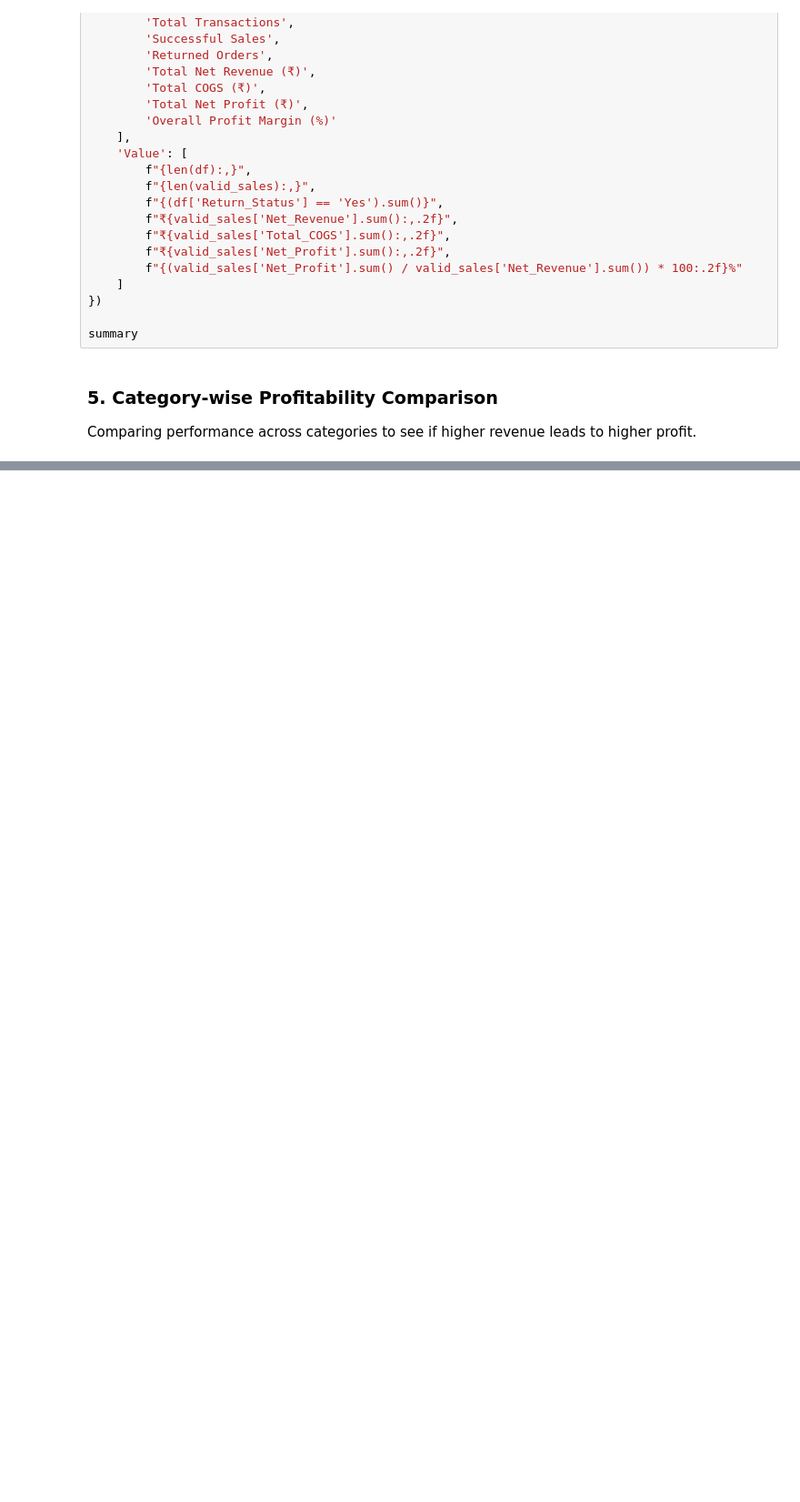
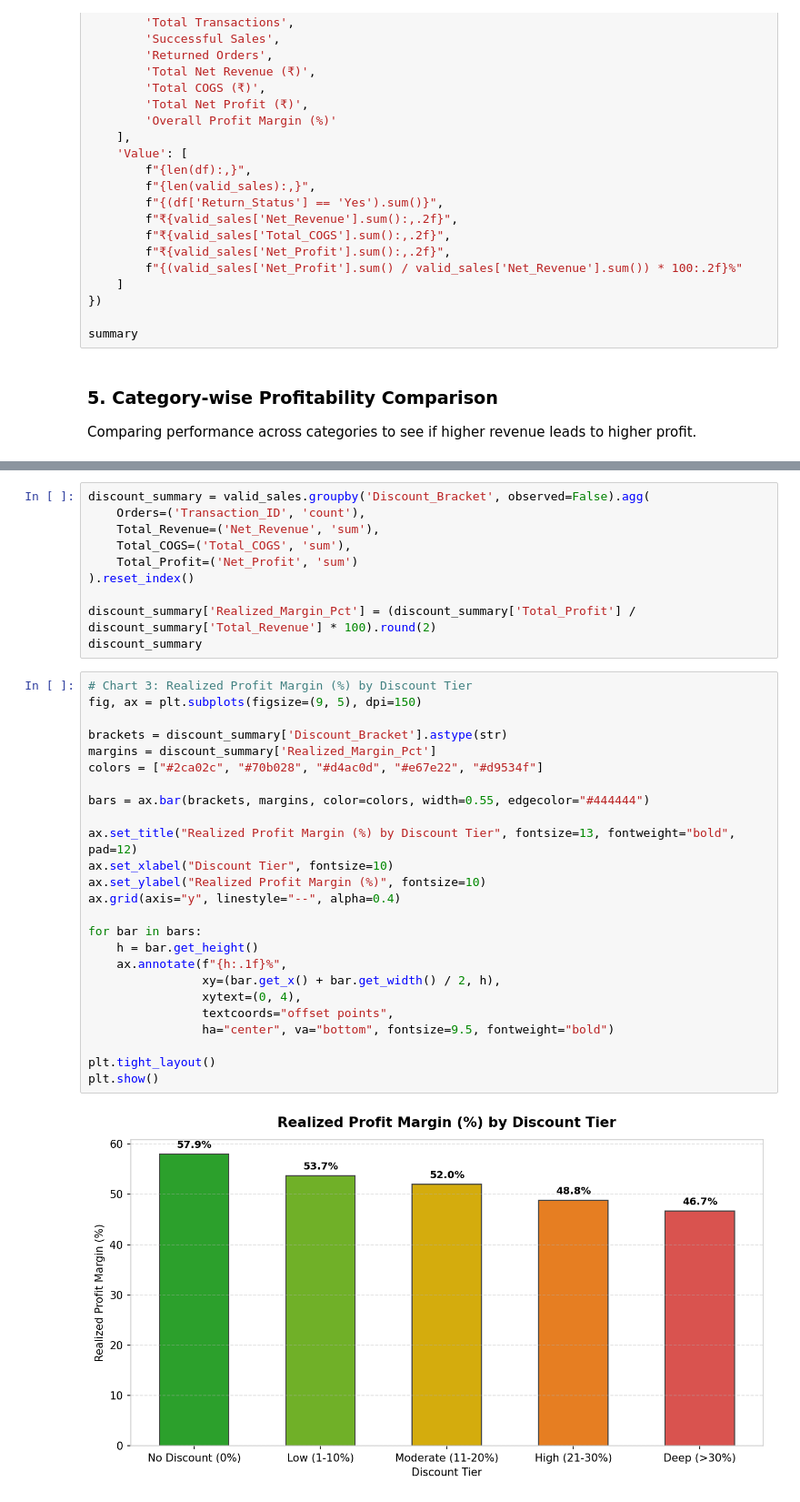
Before and after one commit to abhinavsrivastava98890/Small-Business-Profitability-Analysis, a Jupyter notebook: notebooks/profitability_analysis.ipynb, the cells around one changed output, grey strips where cells are left out. Shown at 91% size. Cells and saved outputs as stored; diff of their text form; blank space fills up the shorter version.

```diff
--- a/notebooks/profitability_analysis.ipynb
+++ b/notebooks/profitability_analysis.ipynb
@@ -125,0 +198,37 @@ Comparing performance across categories to see if higher revenue leads to higher
+# %%
+discount_summary = valid_sales.groupby('Discount_Bracket', observed=False).agg(
+    Orders=('Transaction_ID', 'count'),
+    Total_Revenue=('Net_Revenue', 'sum'),
+    Total_COGS=('Total_COGS', 'sum'),
+    Total_Profit=('Net_Profit', 'sum')
+).reset_index()
+
+discount_summary['Realized_Margin_Pct'] = (discount_summary['Total_Profit'] / discount_summary['Total_Revenue'] * 100).round(2)
+discount_summary
+# %%
+# Chart 3: Realized Profit Margin (%) by Discount Tier
+fig, ax = plt.subplots(figsize=(9, 5), dpi=150)
+
+brackets = discount_summary['Discount_Bracket'].astype(str)
+margins = discount_summary['Realized_Margin_Pct']
+colors = ["#2ca02c", "#70b028", "#d4ac0d", "#e67e22", "#d9534f"]
+
+bars = ax.bar(brackets, margins, color=colors, width=0.55, edgecolor="#444444")
+
+ax.set_title("Realized Profit Margin (%) by Discount Tier", fontsize=13, fontweight="bold", pad=12)
+ax.set_xlabel("Discount Tier", fontsize=10)
+ax.set_ylabel("Realized Profit Margin (%)", fontsize=10)
+ax.grid(axis="y", linestyle="--", alpha=0.4)
+
+for bar in bars:
+    h = bar.get_height()
+    ax.annotate(f"{h:.1f}%",
+                xy=(bar.get_x() + bar.get_width() / 2, h),
+                xytext=(0, 4),
+                textcoords="offset points",
+                ha="center", va="bottom", fontsize=9.5, fontweight="bold")
+
+plt.tight_layout()
+plt.show()
+# %% [output]
+[figure, added]
```
Also changed, not shown: parts of 12 cells of this notebook.
